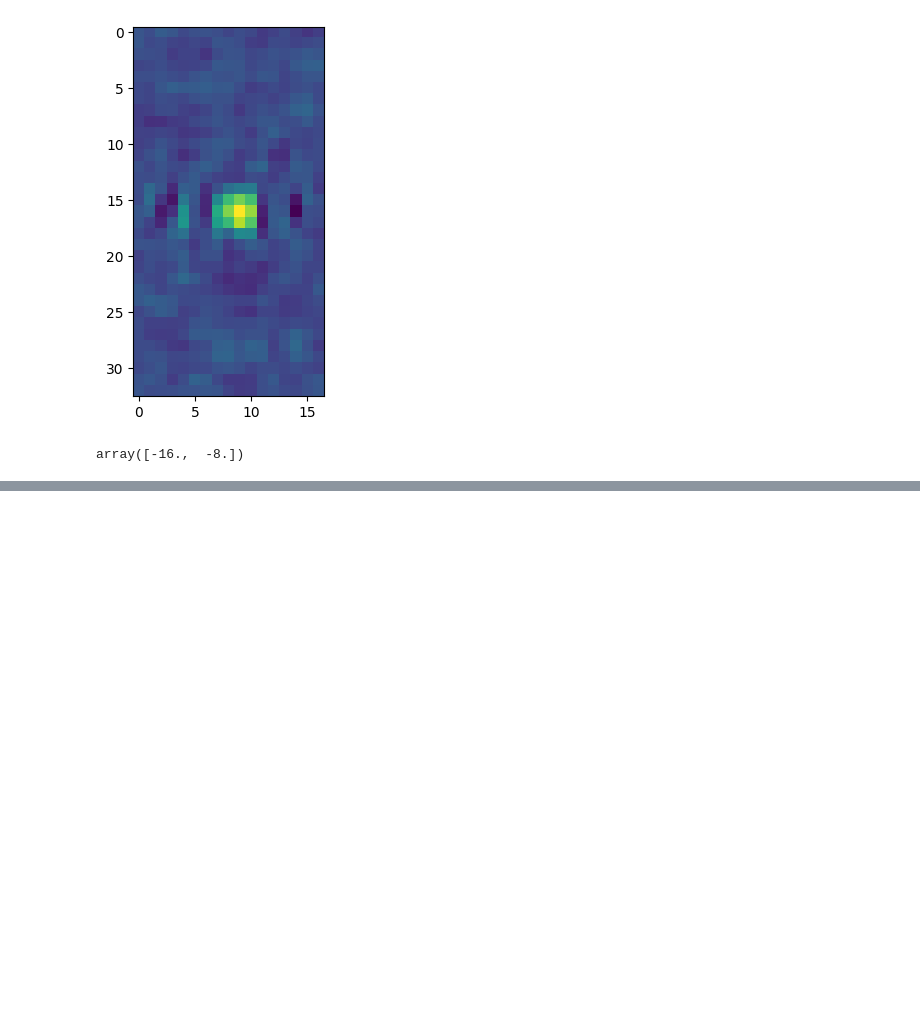
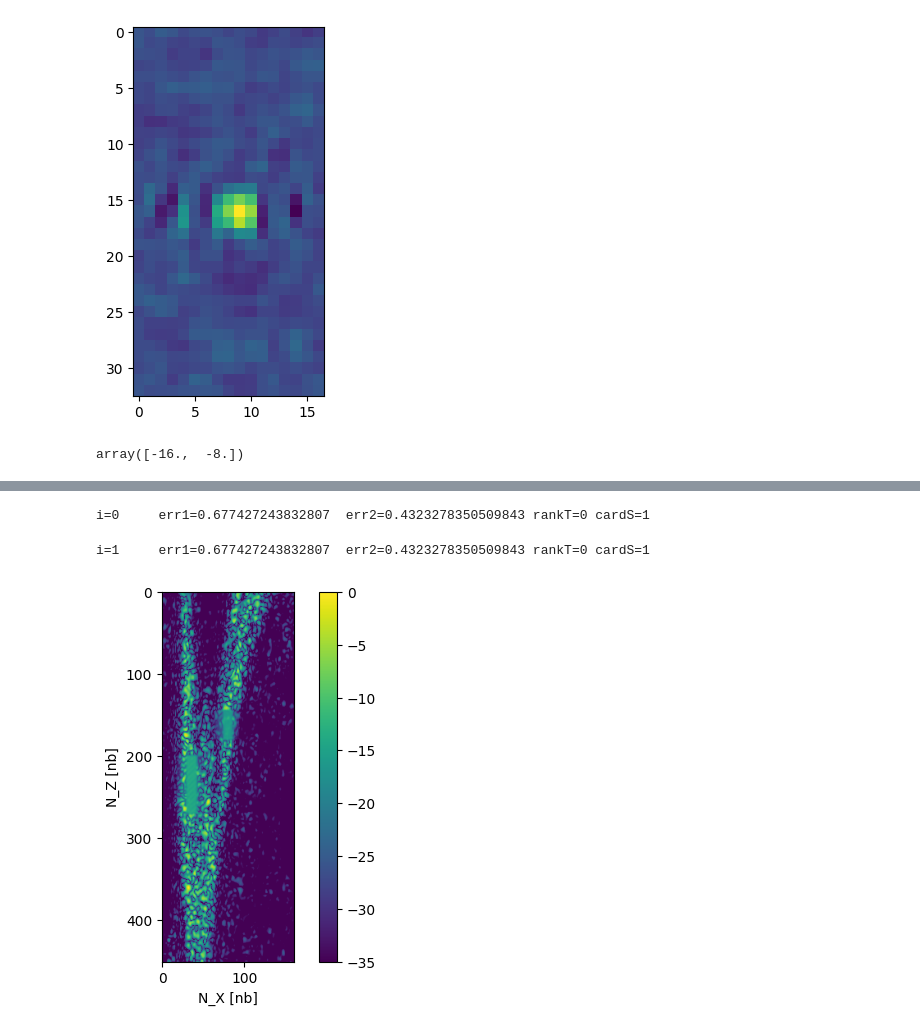
Before and after one commit to SolarLiner/sai-sujet7, a Jupyter notebook: playground.ipynb, the cells around one changed output, grey strips where cells are left out. Drawn from its saved outputs; the diff is of its cells as text; code cells hidden in the pictures; blank space fills up the shorter version.

```diff
--- a/playground.ipynb
+++ b/playground.ipynb
@@ -88,10 +29,11 @@ m_hh, n_hh = psf.shape
 # %% [output]
 array([-16.,  -8.])
 # %%
-from bdrpca import DRPCA
+from numpy.fft import fft2, fftshift
+
 
 m_hh, n_hh = psf.shape
 shift_h = np.zeros((r*c, l))
 shift_h[:m_hh, :n_hh] = psf
-H = np.fft.fft2(np.roll(psf, 1-np.array([np.floor((m_hh+1)/2), np.floor((n_hh+1)/2)], dtype=int)))
-plt.imshow(np.abs(H))
+H = fft2(np.roll(shift_h, 1-np.array([np.floor((m_hh+1)/2), np.floor((n_hh+1)/2)], dtype=int)))
+# plt.imshow(np.abs(H))
@@ -157,0 +110,13 @@ KeyboardInterrupt:
+# %%
+# fig 2c
+from bdrpca.drpca import DRPCA
+
+lamda = 3 / np.sqrt(np.maximum(r*c, l))
+drpca = DRPCA(lam=lamda)
+T, S = drpca(M, H)
+Mfinale = S.reshape((r,c,l))
+dopplerplot(Mfinale)
+# %% [output]
+i=0     err1=0.677427243832807  err2=0.4323278350509843 rankT=0 cardS=1
+i=1     err1=0.677427243832807  err2=0.4323278350509843 rankT=0 cardS=1
+[figure, added]
```
Also changed, not shown: parts of 5 cells of this notebook, 3 other files.
